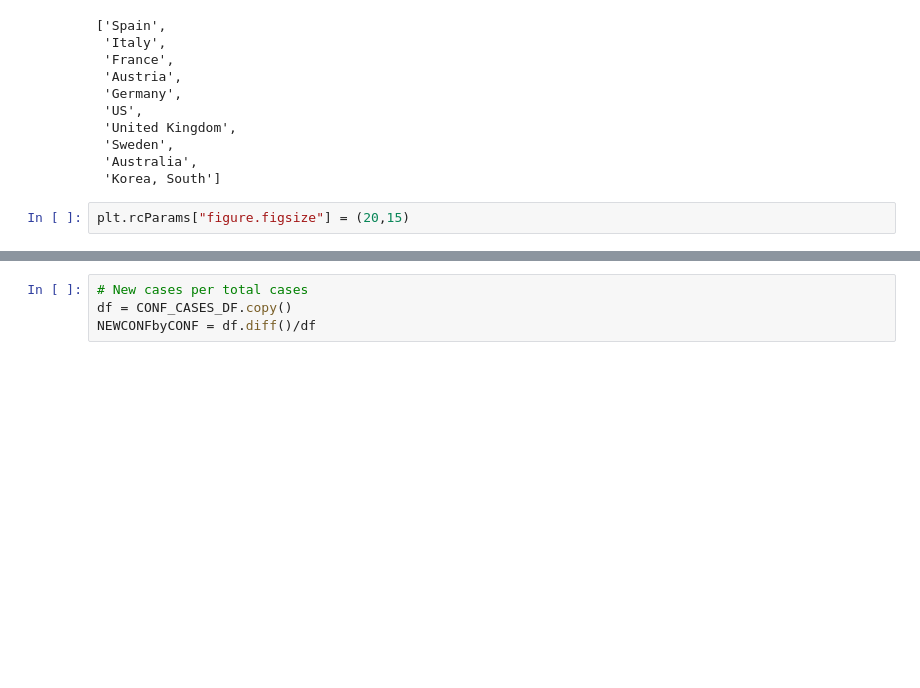
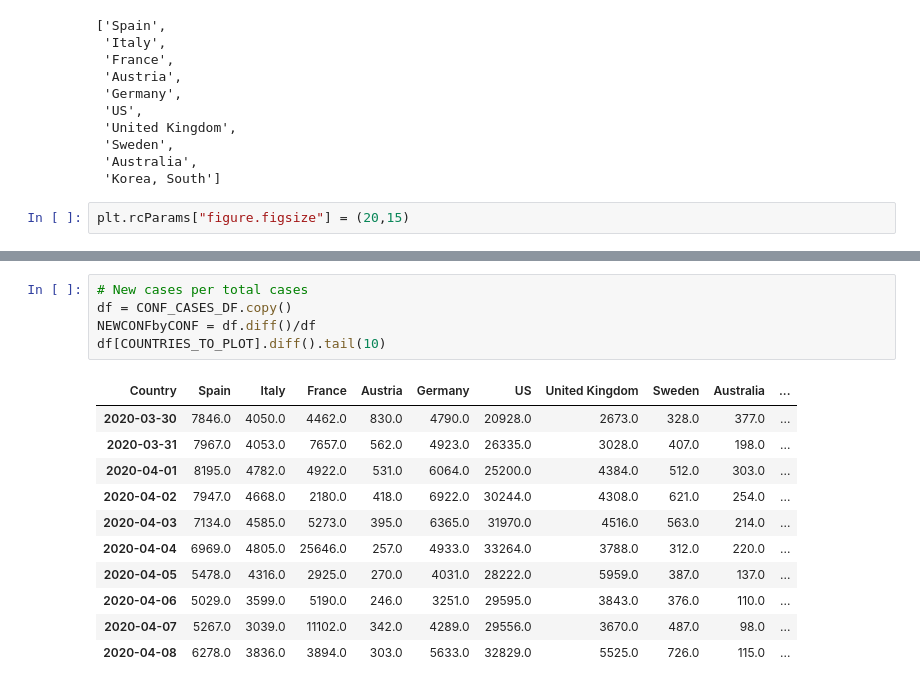
Before and after one commit to rcnijzink/corona_timeseries, a Jupyter notebook: corona_timeseries.ipynb, the cells around one changed output, grey strips where cells are left out. Drawn from its saved outputs; the diff is of its cells as text; blank space fills up the shorter version.

```diff
--- a/corona_timeseries.ipynb
+++ b/corona_timeseries.ipynb
@@ -258,4 +260,17 @@ plt.savefig('output.png')
 # %%
 # New cases per total cases
 df = CONF_CASES_DF.copy()
 NEWCONFbyCONF = df.diff()/df
+df[COUNTRIES_TO_PLOT].diff().tail(10)
+# %% [output]
+| Country | Spain | Italy | France | Austria | Germany | US | United Kingdom | Sweden | Australia | ... |
+| 2020-03-30 | 7846.0 | 4050.0 | 4462.0 | 830.0 | 4790.0 | 20928.0 | 2673.0 | 328.0 | 377.0 | ... |
+| 2020-03-31 | 7967.0 | 4053.0 | 7657.0 | 562.0 | 4923.0 | 26335.0 | 3028.0 | 407.0 | 198.0 | ... |
+| 2020-04-01 | 8195.0 | 4782.0 | 4922.0 | 531.0 | 6064.0 | 25200.0 | 4384.0 | 512.0 | 303.0 | ... |
+| 2020-04-02 | 7947.0 | 4668.0 | 2180.0 | 418.0 | 6922.0 | 30244.0 | 4308.0 | 621.0 | 254.0 | ... |
+| 2020-04-03 | 7134.0 | 4585.0 | 5273.0 | 395.0 | 6365.0 | 31970.0 | 4516.0 | 563.0 | 214.0 | ... |
+| 2020-04-04 | 6969.0 | 4805.0 | 25646.0 | 257.0 | 4933.0 | 33264.0 | 3788.0 | 312.0 | 220.0 | ... |
+| 2020-04-05 | 5478.0 | 4316.0 | 2925.0 | 270.0 | 4031.0 | 28222.0 | 5959.0 | 387.0 | 137.0 | ... |
+| 2020-04-06 | 5029.0 | 3599.0 | 5190.0 | 246.0 | 3251.0 | 29595.0 | 3843.0 | 376.0 | 110.0 | ... |
+| 2020-04-07 | 5267.0 | 3039.0 | 11102.0 | 342.0 | 4289.0 | 29556.0 | 3670.0 | 487.0 | 98.0 | ... |
+| 2020-04-08 | 6278.0 | 3836.0 | 3894.0 | 303.0 | 5633.0 | 32829.0 | 5525.0 | 726.0 | 115.0 | ... |
```
Also changed, not shown: parts of 6 cells of this notebook, 3 other files.
